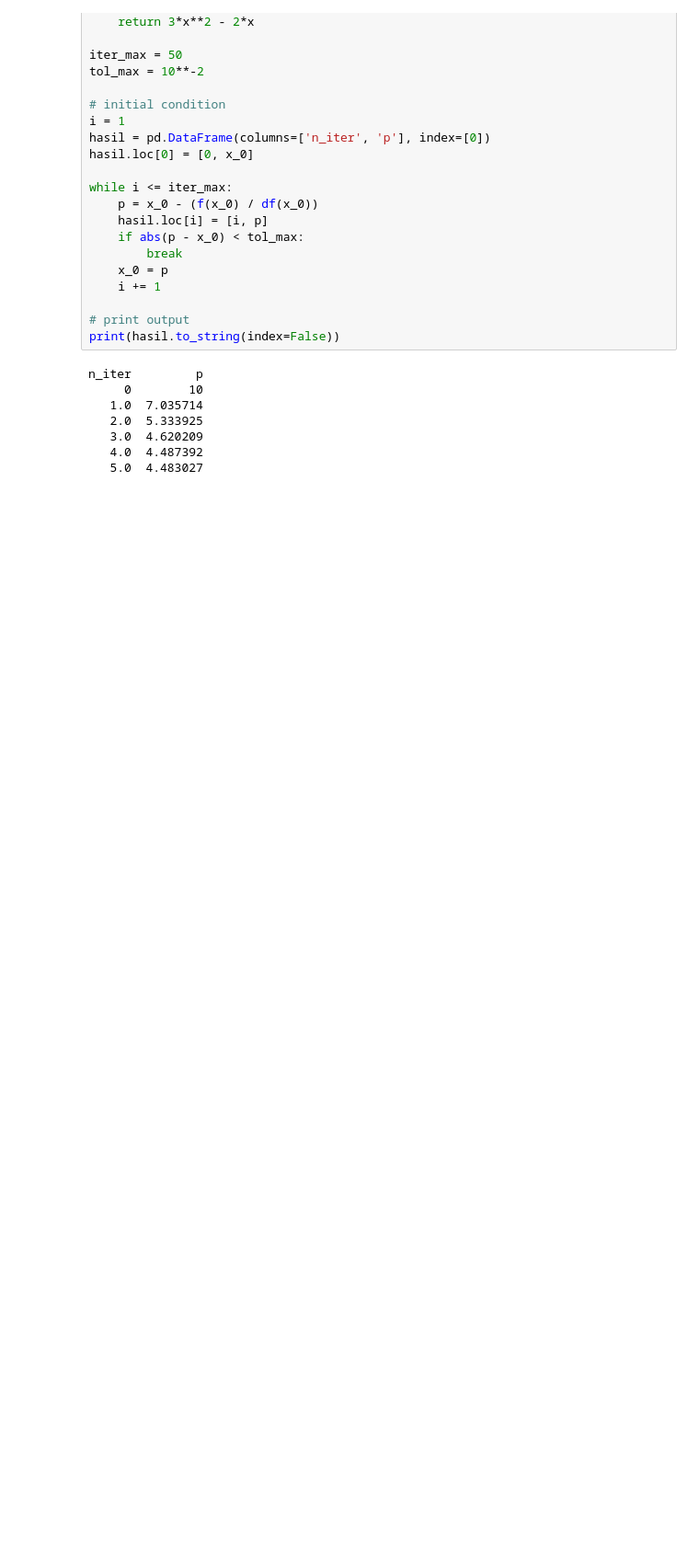
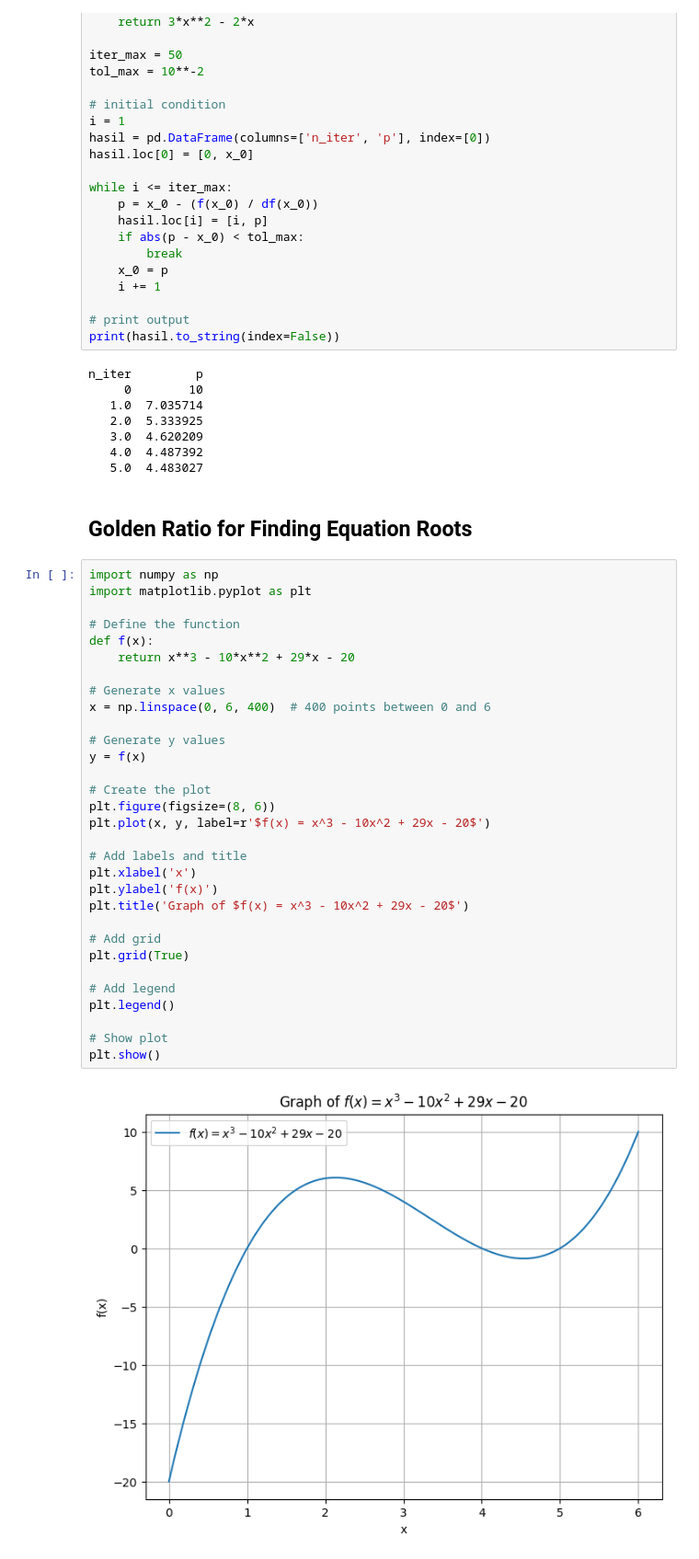
Before and after one commit to ichsanulamal/notes, a Jupyter notebook: science_computation/numerical method.ipynb, the cells around one changed output. Shown at 92% size. Saved outputs shown, nothing was run; the diff lists cells and outputs as text; blank space fills up the shorter version.

```diff
--- a/science_computation/numerical method.ipynb
+++ b/science_computation/numerical method.ipynb
@@ -120,3 +120,38 @@ n_iter         p
    3.0  4.620209
    4.0  4.487392
    5.0  4.483027
+# %% [markdown]
+## Golden Ratio for Finding Equation Roots
+# %%
+import numpy as np
+import matplotlib.pyplot as plt
+
+# Define the function
+def f(x):
+    return x**3 - 10*x**2 + 29*x - 20
+
+# Generate x values
+x = np.linspace(0, 6, 400)  # 400 points between 0 and 6
+
+# Generate y values
+y = f(x)
+
+# Create the plot
+plt.figure(figsize=(8, 6))
+plt.plot(x, y, label=r'$f(x) = x^3 - 10x^2 + 29x - 20$')
+
+# Add labels and title
+plt.xlabel('x')
+plt.ylabel('f(x)')
+plt.title('Graph of $f(x) = x^3 - 10x^2 + 29x - 20$')
+
+# Add grid
+plt.grid(True)
+
+# Add legend
+plt.legend()
+
+# Show plot
+plt.show()
+# %% [output]
+[figure, added]
```
Also changed, not shown: parts of 3 cells of this notebook.
